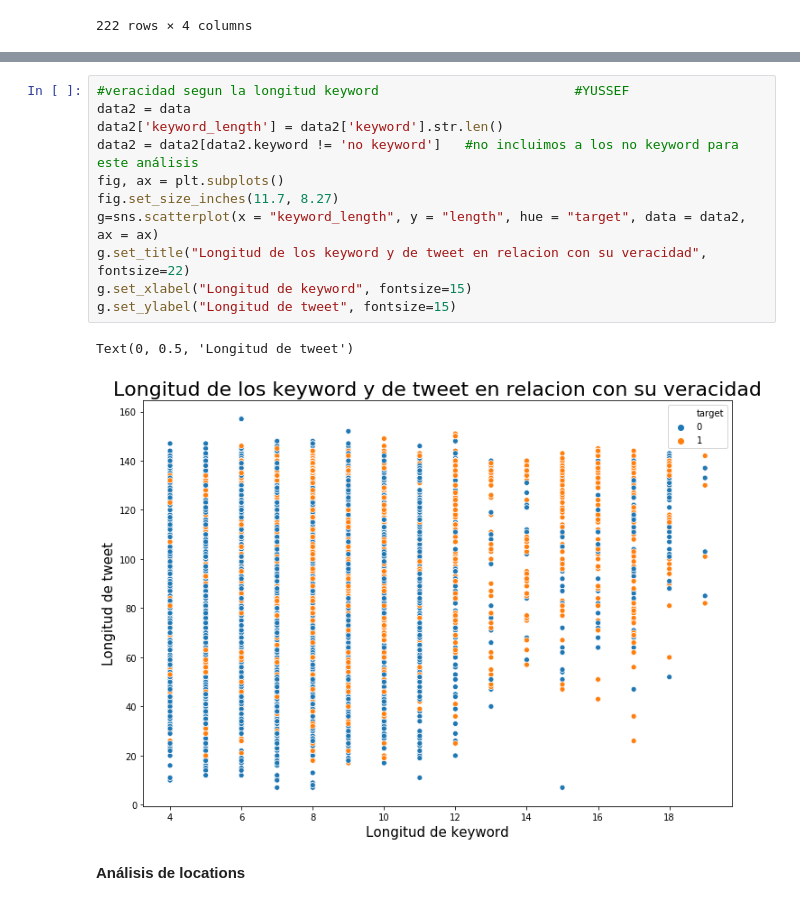
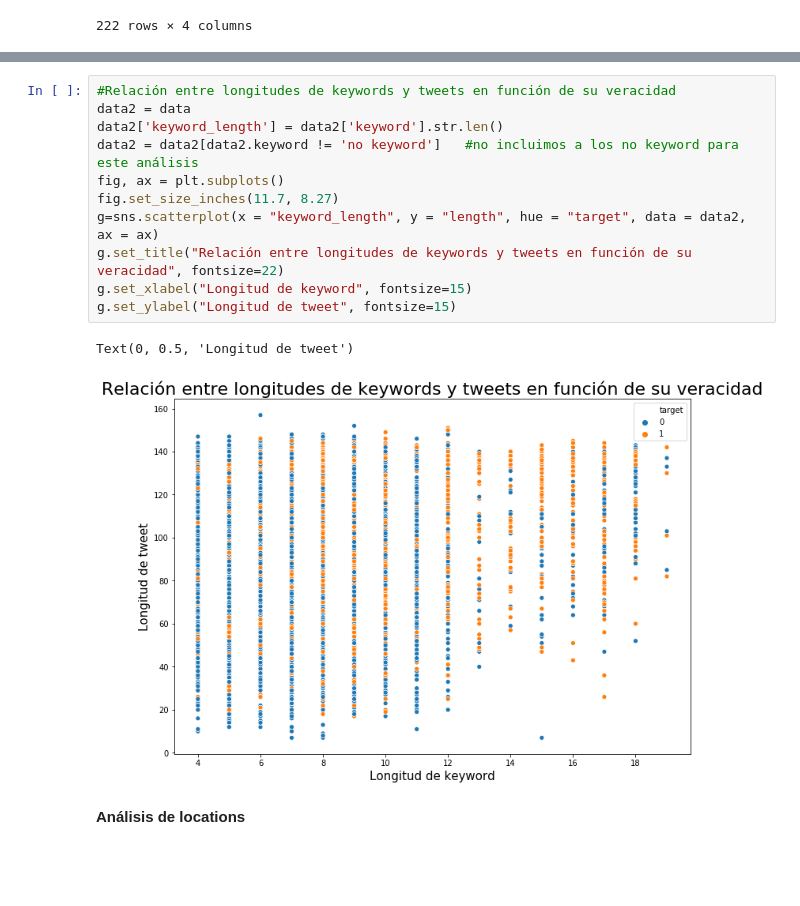
Before and after one commit to tomifarall/Orga-Datos-Tp1, a Jupyter notebook: analisis.ipynb, the cells around one changed output, grey strips where cells are left out. Drawn from its saved outputs; the diff is of its cells as text; blank space fills up the shorter version.

```diff
--- a/analisis.ipynb
+++ b/analisis.ipynb
@@ -345,16 +346,16 @@ Text(0, 0.5, 'keyword')
 # %%
-#veracidad segun la longitud keyword                         #YUSSEF
+#Relación entre longitudes de keywords y tweets en función de su veracidad
 data2 = data
 data2['keyword_length'] = data2['keyword'].str.len()
 data2 = data2[data2.keyword != 'no keyword']   #no incluimos a los no keyword para este análisis
 fig, ax = plt.subplots()
 fig.set_size_inches(11.7, 8.27)
 g=sns.scatterplot(x = "keyword_length", y = "length", hue = "target", data = data2, ax = ax)
-g.set_title("Longitud de los keyword y de tweet en relacion con su veracidad", fontsize=22)
+g.set_title("Relación entre longitudes de keywords y tweets en función de su veracidad", fontsize=22)
 g.set_xlabel("Longitud de keyword", fontsize=15)
 g.set_ylabel("Longitud de tweet", fontsize=15)
 # %% [output]
 Text(0, 0.5, 'Longitud de tweet')
-[figure, old version]
+[figure, new version]
 # %% [markdown]
 **Análisis de locations**
```
Also changed, not shown: parts of 76 cells of this notebook, 1 other file.
